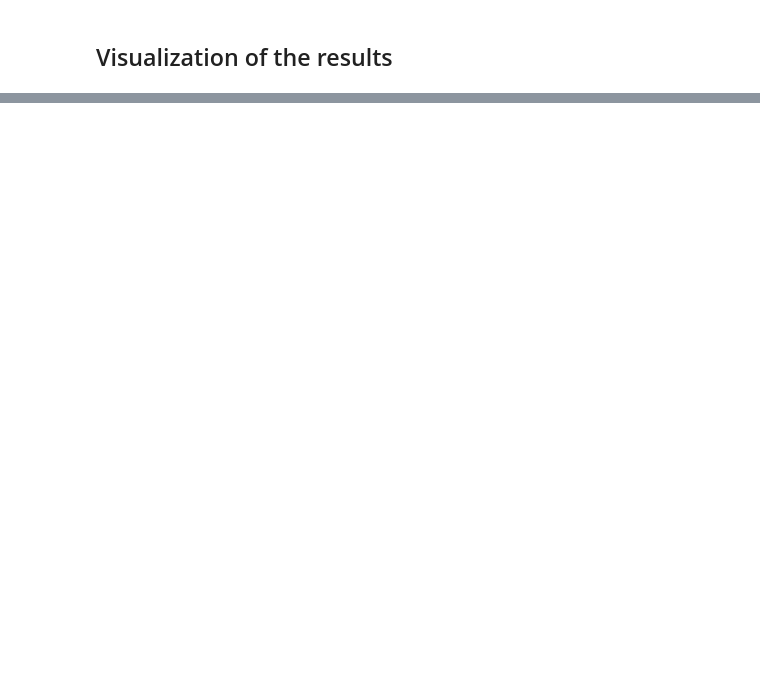
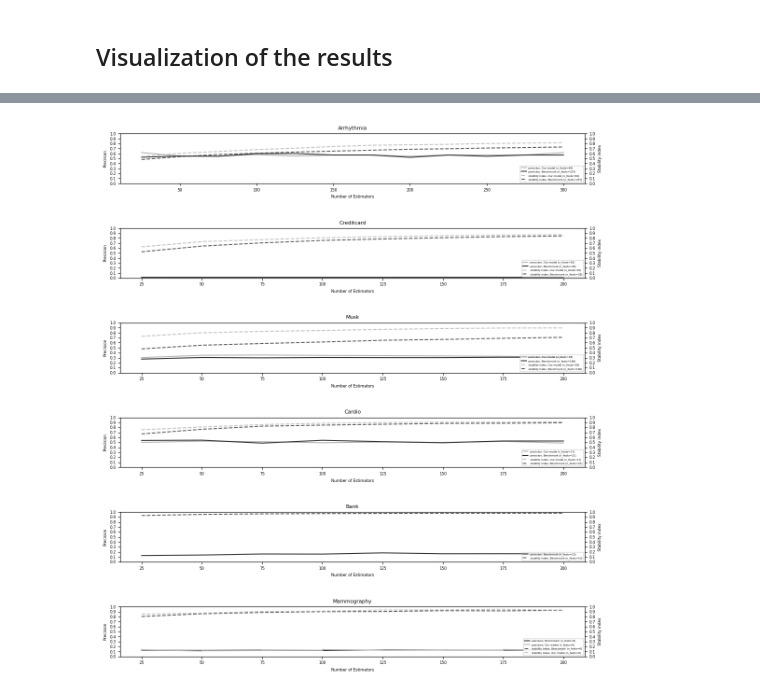
Before and after one commit to edo1691/ad_shap_stability, a Jupyter notebook: notebooks/00_04_graph_paper.ipynb, the cells around one changed output, grey strips where cells are left out. Saved outputs shown, nothing was run; the diff lists cells and outputs as text; code cells hidden in the pictures; blank space fills up the shorter version.

```diff
--- a/notebooks/00_04_graph_paper.ipynb
+++ b/notebooks/00_04_graph_paper.ipynb
@@ -173 +408,39 @@ df_fil3 = filter_and_select(df3)
+# %%
+plt.figure(figsize=(11, 12))  # Overall figure size
+
+row = 1
+col = 6
+
+# First plot
+ax1 = plt.subplot(col, row, 1)
+plot_2d_surface(df_all[df_all.dataset==dataset_id1], ax1, primary_feat='precision', secondary_feat='stability index')
+
+ax2 = plt.subplot(col, row, 2)
+plot_2d_surface(df_all[df_all.dataset==dataset_id2], ax2, primary_feat='precision', secondary_feat='stability index')
+
+ax3 = plt.subplot(col, row, 3)
+plot_2d_surface(df_all[df_all.dataset==dataset_id3], ax3, primary_feat='precision', secondary_feat='stability index')
+
+ax4 = plt.subplot(col, row, 4)
+plot_2d_surface(df_all[df_all.dataset==dataset_id4], ax4, primary_feat='precision', secondary_feat='stability index')
+
+ax5 = plt.subplot(col, row, 5)
+plot_2d_surface(df_all[df_all.dataset==dataset_id5], ax5, primary_feat='precision', secondary_feat='stability index')
+
+ax6 = plt.subplot(col, row, 6)
+plot_2d_surface(df_all[df_all.dataset==dataset_id6], ax6, primary_feat='precision', secondary_feat='stability index')
+
+
+
+plt.tight_layout()  # Adjust layout
+
+# Adjust the spacing between the plots
+plt.subplots_adjust(wspace=0.1, hspace=0.9)  # Adjust the width space as needed for better visualization
+
+image_2 =  '../comparison.png'
+plt.savefig(image_2, bbox_inches='tight', pad_inches=0.1)  #Save the plot to a file
+#plt.savefig(image_1, bbox_inches='tight', pad_inches=0.3)  # Save the plot to a file
+plt.show()
+# %% [output]
+[figure, added]
 # %%
```
Also changed, not shown: parts of 26 cells of this notebook, 14 other files.
